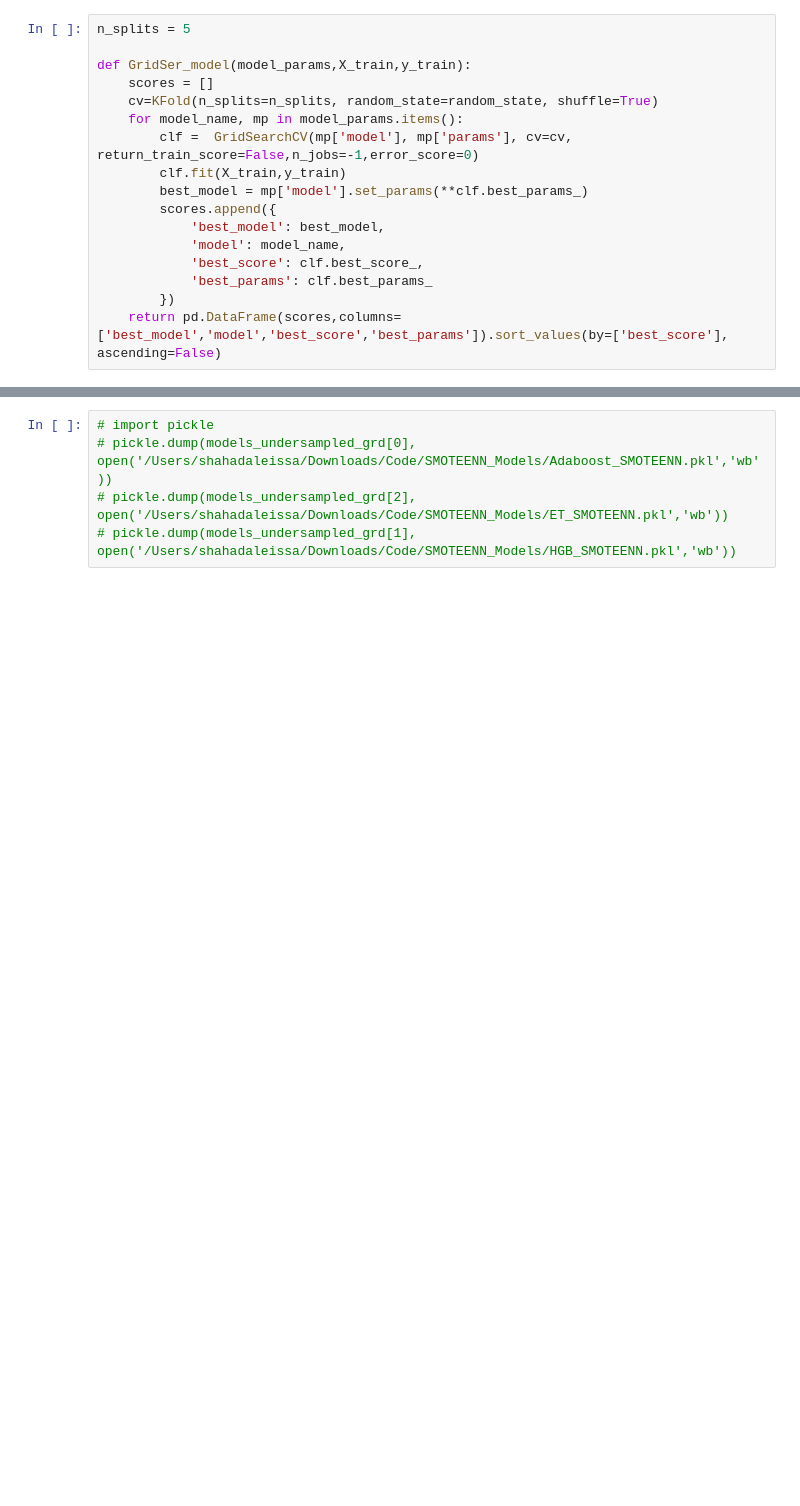
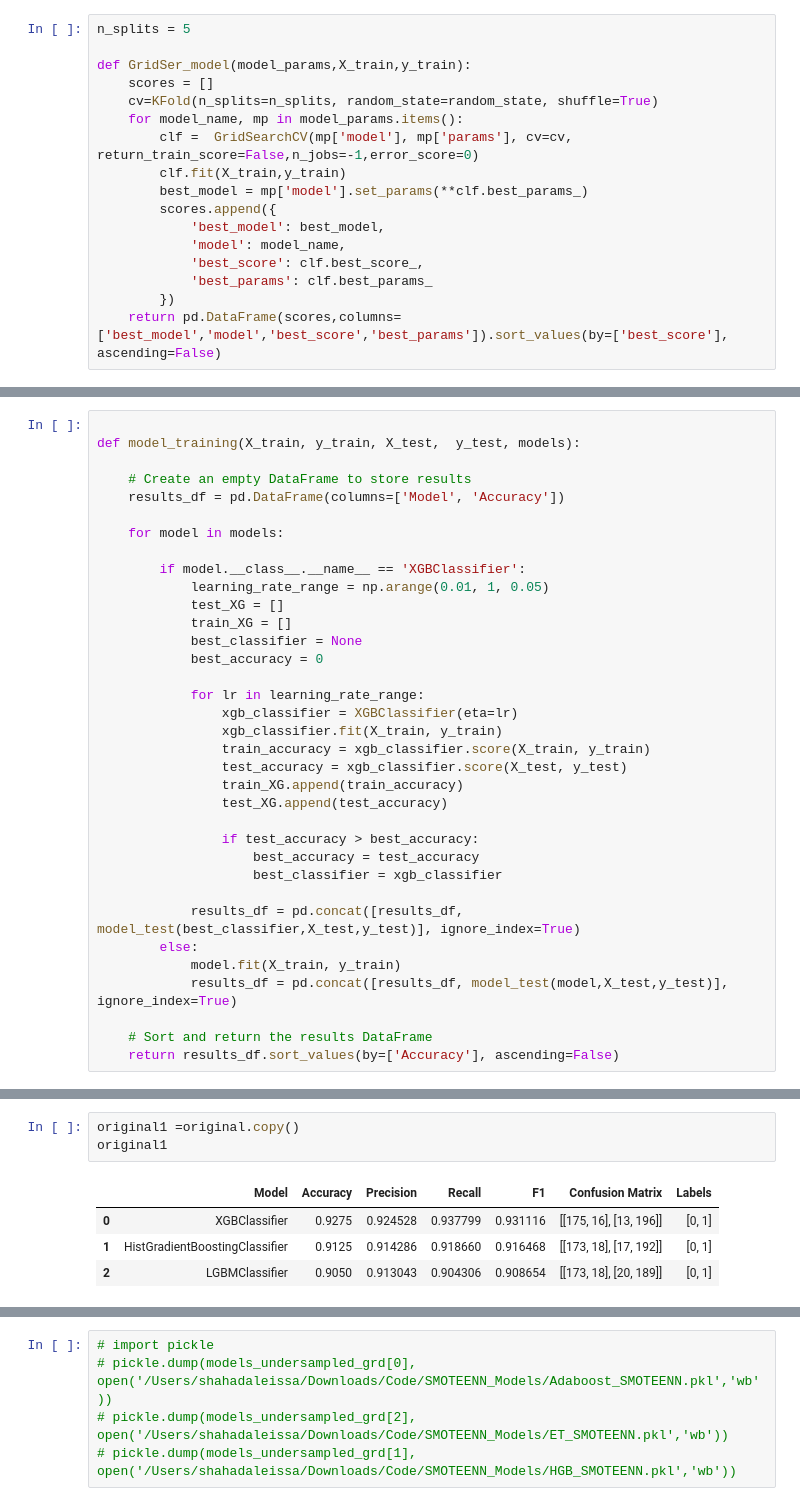
Before and after one commit to shaaleissa/hypertension_prediction, a Jupyter notebook: Notebooks/all_models.ipynb, the cells around one changed output, grey strips where cells are left out. Saved outputs shown, nothing was run; the diff lists cells and outputs as text; blank space fills up the shorter version.

```diff
--- a/Notebooks/all_models.ipynb
+++ b/Notebooks/all_models.ipynb
@@ -189,0 +107,35 @@ model_params = {
+# %%
+
+def model_training(X_train, y_train, X_test,  y_test, models):
+
+    # Create an empty DataFrame to store results
+    results_df = pd.DataFrame(columns=['Model', 'Accuracy'])
+
+    for model in models:
+
+        if model.__class__.__name__ == 'XGBClassifier':
+            learning_rate_range = np.arange(0.01, 1, 0.05)
+            test_XG = []
+            train_XG = []
+            best_classifier = None
+            best_accuracy = 0
+
+            for lr in learning_rate_range:
+                xgb_classifier = XGBClassifier(eta=lr)
+                xgb_classifier.fit(X_train, y_train)
+                train_accuracy = xgb_classifier.score(X_train, y_train)
+                test_accuracy = xgb_classifier.score(X_test, y_test)
+                train_XG.append(train_accuracy)
+                test_XG.append(test_accuracy)
+
+                if test_accuracy > best_accuracy:
+                    best_accuracy = test_accuracy
+                    best_classifier = xgb_classifier
+
+            results_df = pd.concat([results_df, model_test(best_classifier,X_test,y_test)], ignore_index=True)
+        else:
+            model.fit(X_train, y_train)
+            results_df = pd.concat([results_df, model_test(model,X_test,y_test)], ignore_index=True)
+
+    # Sort and return the results DataFrame
+    return results_df.sort_values(by=['Accuracy'], ascending=False)
@@ -189,0 +188,8 @@ model_params = {
+# %%
+original1 =original.copy()
+original1
+# %% [output]
+|  | Model | Accuracy | Precision | Recall | F1 | Confusion Matrix | Labels |
+| 0 | XGBClassifier | 0.9275 | 0.924528 | 0.937799 | 0.931116 | [[175, 16], [13, 196]] | [0, 1] |
+| 1 | HistGradientBoostingClassifier | 0.9125 | 0.914286 | 0.918660 | 0.916468 | [[173, 18], [17, 192]] | [0, 1] |
+| 2 | LGBMClassifier | 0.9050 | 0.913043 | 0.904306 | 0.908654 | [[173, 18], [20, 189]] | [0, 1] |
```
Also changed, not shown: parts of 31 cells of this notebook, 1 other file.
